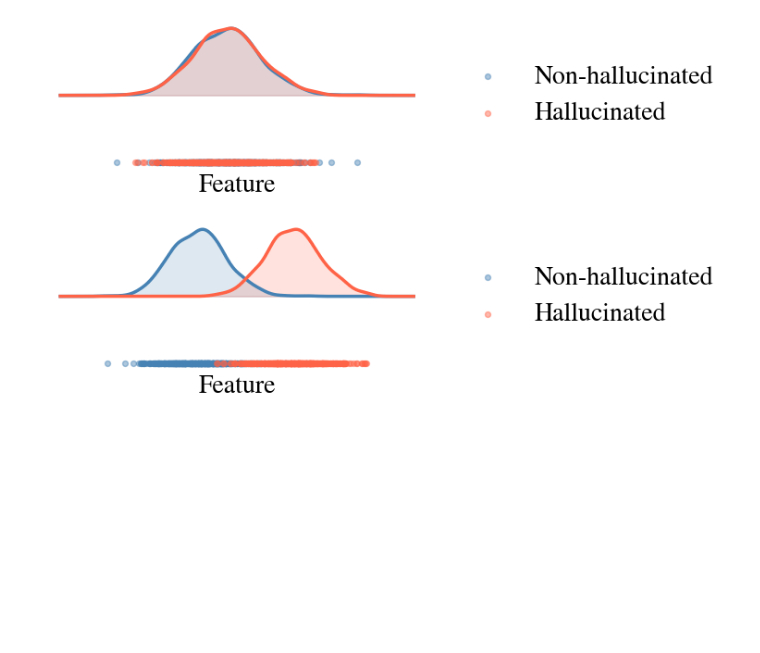
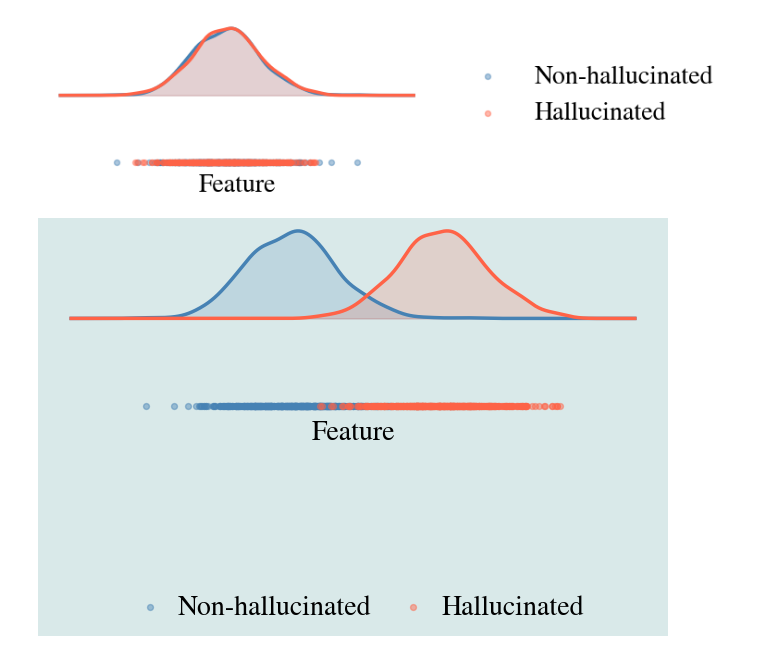
Before and after one commit to afsharim/learn-to-steer, a Jupyter notebook: src/examples/milad/extract_model_responses_train_llava_x_prompt.ipynb, the cells around one changed output. Cells and saved outputs as stored; diff of their text form; code cells hidden in the pictures; blank space fills up the shorter version.

```diff
--- a/src/examples/milad/extract_model_responses_train_llava_x_prompt.ipynb
+++ b/src/examples/milad/extract_model_responses_train_llava_x_prompt.ipynb
@@ -849,7 +849,16 @@ y0 = np.random.normal(loc=0.00, scale=0.0, size=500)
 y1 = np.random.normal(loc=0.0, scale=0.0, size=500)
 
 fig, ax = plt.subplots(figsize=(8, 2.5))
+import matplotlib.colors as mcolors
 
+# def tint(hex_color, alpha):
+#     rgb = np.array(mcolors.to_rgb(hex_color))
+#     return tuple(rgb * alpha + (1 - alpha))  # blend with white
+
+# bg = tint('#D9E9E9', 0.20)
+ax.set_facecolor('#D9E9E9')
+fig.patch.set_facecolor('#D9E9E9')
+plt.rcParams.update({'font.size': 20})
 # Scatter points
 ax.scatter(
     points_class0, y0,
@@ -919,33 +928,36 @@ ax.fill_between(
     color='tomato',
     alpha=0.18
 )
 
 # # Optional separator between points and KDE
 # ax.axhline(
 #     density_offset,
 #     color='gray',
 #     linewidth=0.2,
 #     alpha=0.35
 # )
 
 # Labels
 ax.set_xlabel('Feature')
 ax.set_yticks([])
 ax.set_xticks([])
 # Remove figure box
 for spine in ax.spines.values():
     spine.set_visible(False)
 
 ax.tick_params(left=False, bottom=False)
 
 # Move legend outside the plot
 ax.legend(
-    loc='center left',
-    bbox_to_anchor=(1.02, 0.5),
+    loc='center',
+    ncol=2,
+    bbox_to_anchor=(0.5, -1),
+    handletextpad=0,
+    columnspacing=.5,
     frameon=False
 )
 
 plt.tight_layout()
 plt.show()
 # %% [output]
-[figure, old version]
+[figure, new version]
```
Also changed, not shown: parts of 1 cell of this notebook, 26 other files.
